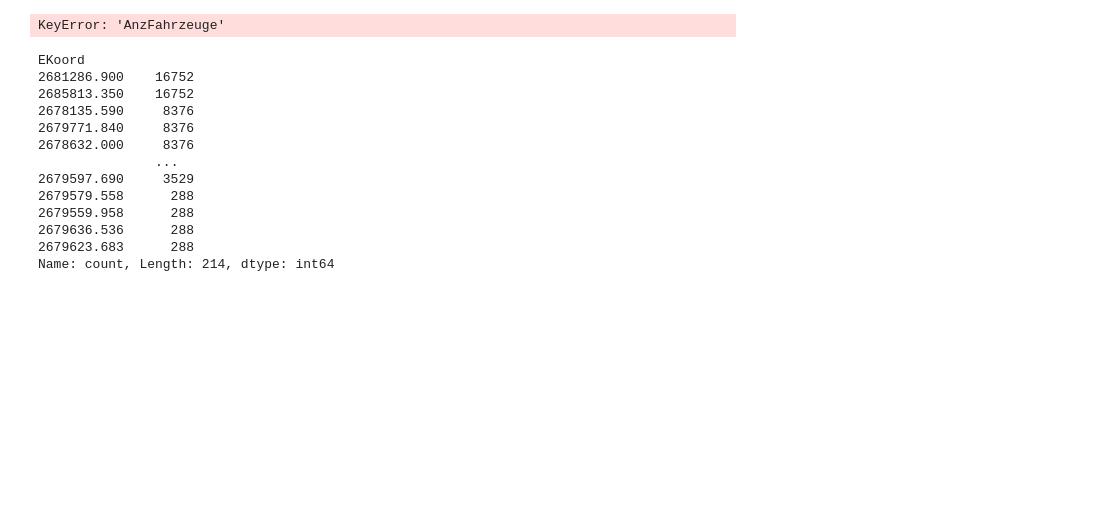
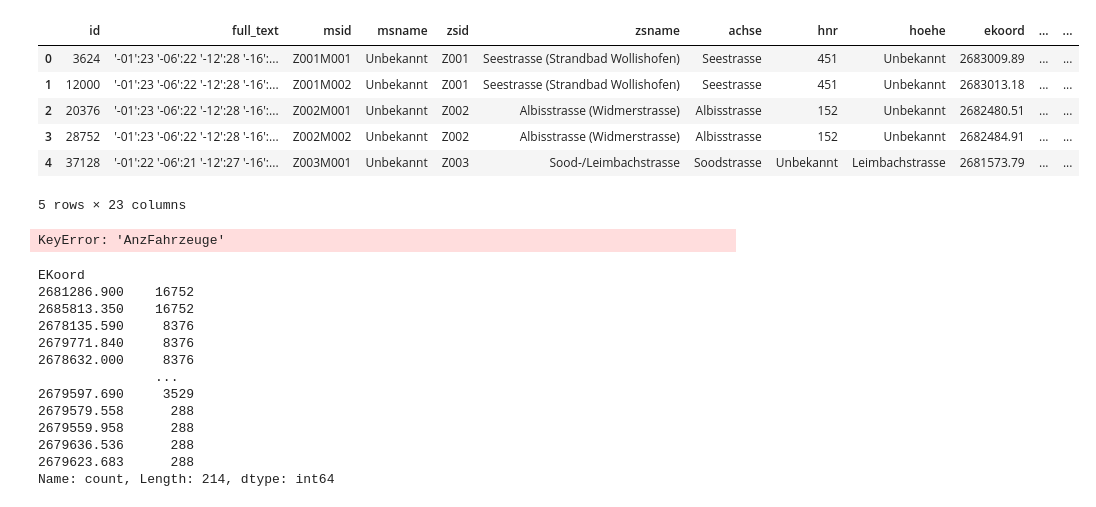
Before and after one commit to fcampell/DWDL, a Jupyter notebook: notebooks/motorized_test.ipynb, the cells around one changed output. Cells and saved outputs as stored; diff of their text form; code cells hidden in the pictures; blank space fills up the shorter version.

```diff
--- a/notebooks/motorized_test.ipynb
+++ b/notebooks/motorized_test.ipynb
@@ -17,4 +20,14 @@ Index(['_id', 'FK_STANDORT', 'DATUM', 'VELO_IN', 'VELO_OUT', 'FUSS_IN',
       dtype='object')
+# %%
+df.head()
+# %% [output]
+|  | id | full_text | msid | msname | zsid | zsname | achse | hnr | hoehe | ekoord | ... | ... |
+| 0 | 3624 | '-01':23 '-06':22 '-12':28 '-16':... | Z001M001 | Unbekannt | Z001 | Seestrasse (Strandbad Wollishofen) | Seestrasse | 451 | Unbekannt | 2683009.89 | ... | ... |
+| 1 | 12000 | '-01':23 '-06':22 '-12':28 '-16':... | Z001M002 | Unbekannt | Z001 | Seestrasse (Strandbad Wollishofen) | Seestrasse | 451 | Unbekannt | 2683013.18 | ... | ... |
+| 2 | 20376 | '-01':23 '-06':22 '-12':28 '-16':... | Z002M001 | Unbekannt | Z002 | Albisstrasse (Widmerstrasse) | Albisstrasse | 152 | Unbekannt | 2682480.51 | ... | ... |
+| 3 | 28752 | '-01':23 '-06':22 '-12':28 '-16':... | Z002M002 | Unbekannt | Z002 | Albisstrasse (Widmerstrasse) | Albisstrasse | 152 | Unbekannt | 2682484.91 | ... | ... |
+| 4 | 37128 | '-01':22 '-06':21 '-12':27 '-16':... | Z003M001 | Unbekannt | Z003 | Sood-/Leimbachstrasse | Soodstrasse | Unbekannt | Leimbachstrasse | 2681573.79 | ... | ... |
+5 rows × 23 columns
 # %%
 cols = [
         "MSID", "MSName", "ZSID", "ZSName",
```
Also changed, not shown: parts of 1 cell of this notebook, 3 other files.
